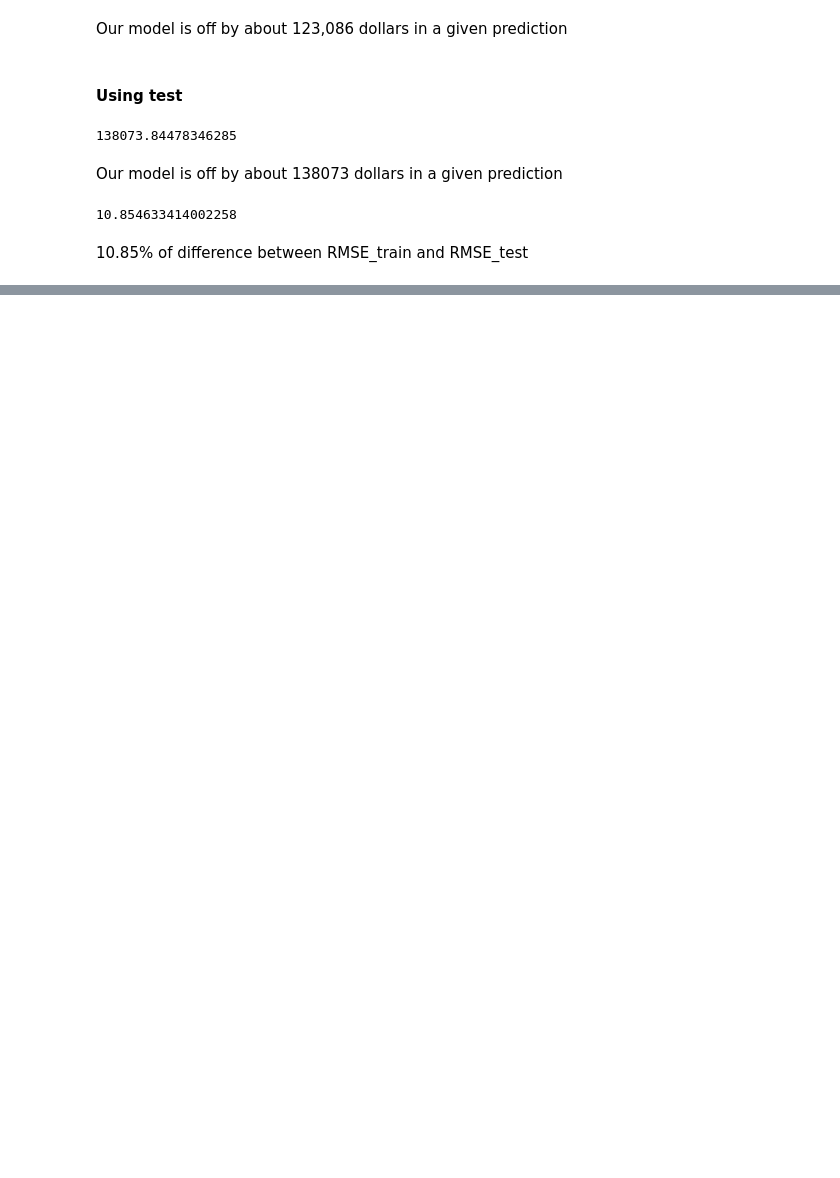
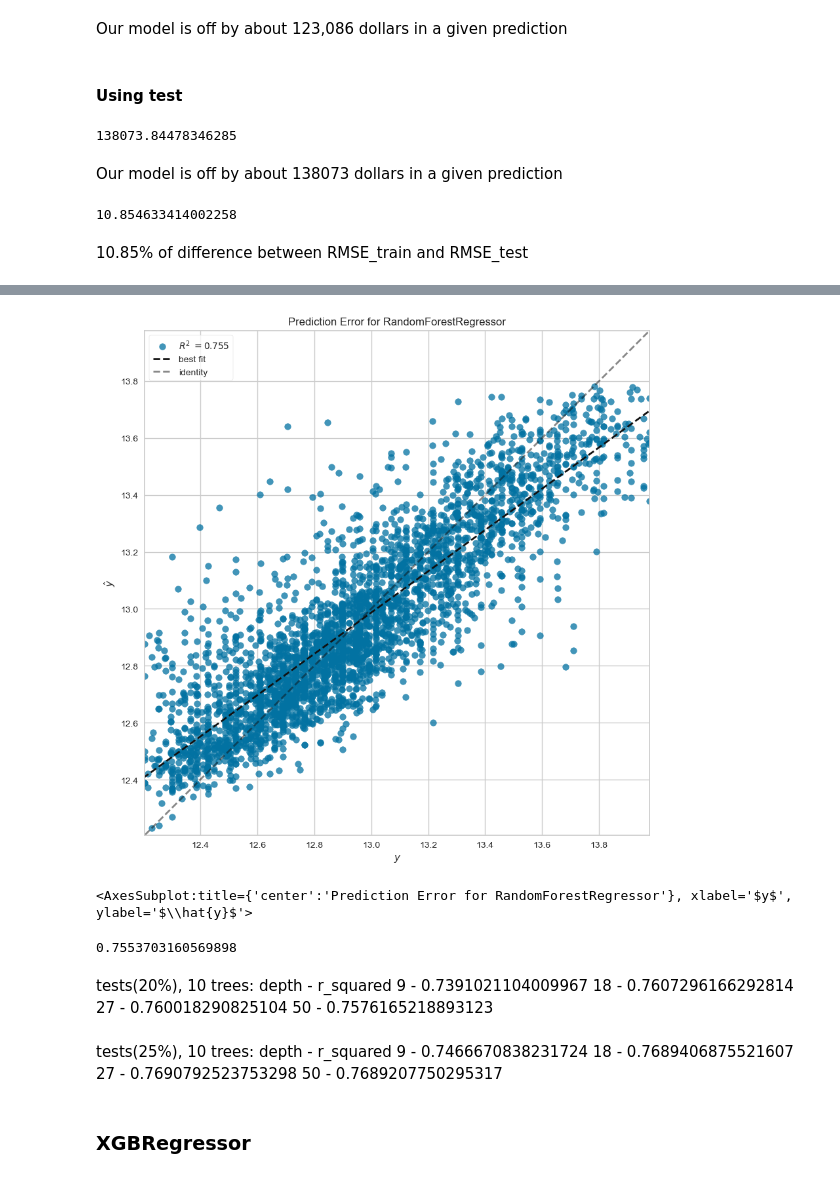
Before and after one commit to hixtape1212/Group1Capstone, a Jupyter notebook: LinealRegression.ipynb, the cells around one changed output, grey strips where cells are left out. Cells and saved outputs as stored; diff of their text form; code cells hidden in the pictures; blank space fills up the shorter version.

```diff
--- a/LinealRegression.ipynb
+++ b/LinealRegression.ipynb
@@ -306,0 +357,3 @@ diff
+# %%
+# Initializing model
+rf = RandomForestRegressor(random_state=42, max_depth=9, n_estimators=50)
@@ -306,0 +367,32 @@ diff
+# %%
+from yellowbrick.regressor import PredictionError
+
+fig, ax = plt.subplots(figsize=(10,10))
+pev = PredictionError(rf)
+pev.fit(X_train, y_train)
+pev.score(X_test, y_test)
+pev.poof()
+# %% [output]
+[figure, added]
+<AxesSubplot:title={'center':'Prediction Error for RandomForestRegressor'}, xlabel='$y$', ylabel='$\\hat{y}$'>
+# %%
+r_squared = r2_score(y_test, predictor_test)
+r_squared
+# %% [output]
+0.7553703160569898
+# %% [markdown]
+tests(20%), 10 trees:
+depth - r_squared
+9 - 0.7391021104009967
+18 - 0.7607296166292814
+27 - 0.760018290825104
+50 - 0.7576165218893123
+# %% [markdown]
+tests(25%), 10 trees:
+depth - r_squared
+9 - 0.7466670838231724
+18 - 0.7689406875521607
+27 - 0.7690792523753298
+50 - 0.7689207750295317
+# %% [markdown]
+### XGBRegressor
```
Also changed, not shown: parts of 26 cells of this notebook.
